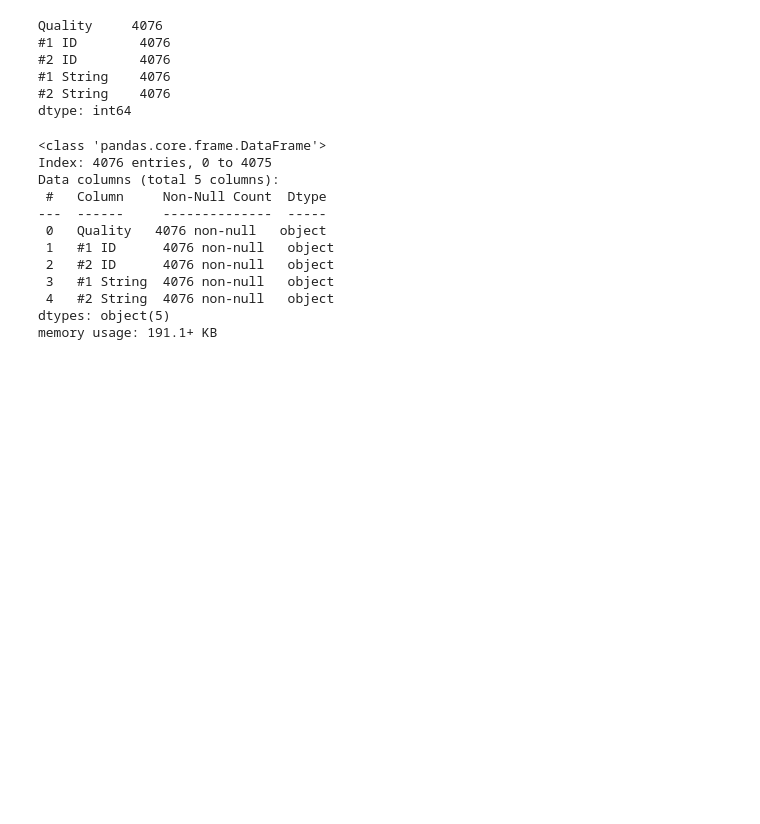
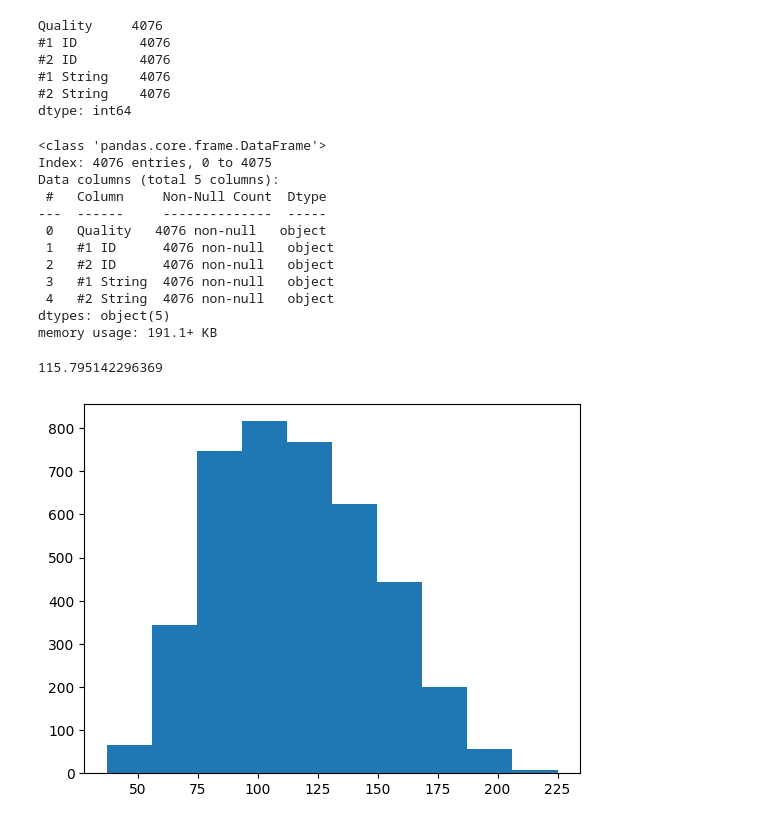
Before and after one commit to PJ-BN/Parapharasing, a Jupyter notebook: experiment.ipynb, the cells around one changed output. Saved outputs shown, nothing was run; the diff lists cells and outputs as text; code cells hidden in the pictures; blank space fills up the shorter version.

```diff
--- a/experiment.ipynb
+++ b/experiment.ipynb
@@ -65,3 +72,17 @@ memory usage: 191.1+ KB
 # %%
 x = df["#1 String"]
 y = df["#2 String"]
+# %%
+plt_list = []
+leng = 0
+for text in x:
+    plt_list.append(len(text))
+    leng =leng + len(text)
+
+leng/len(x)
+# %% [output]
+115.795142296369
+# %%
+plt.hist(plt_list);
+# %% [output]
+[figure, added]
```
Also changed, not shown: parts of 24 cells of this notebook.
